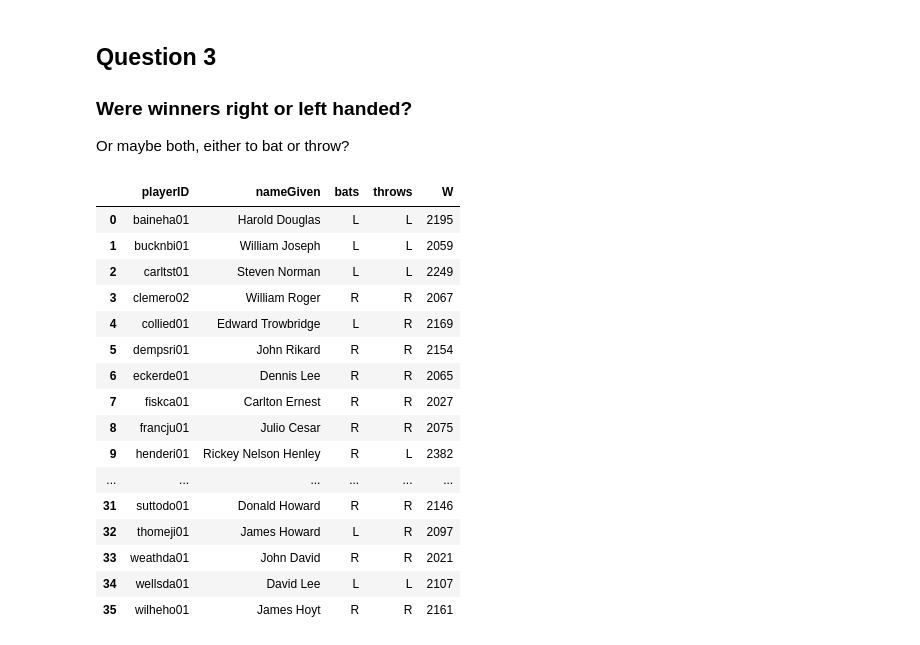
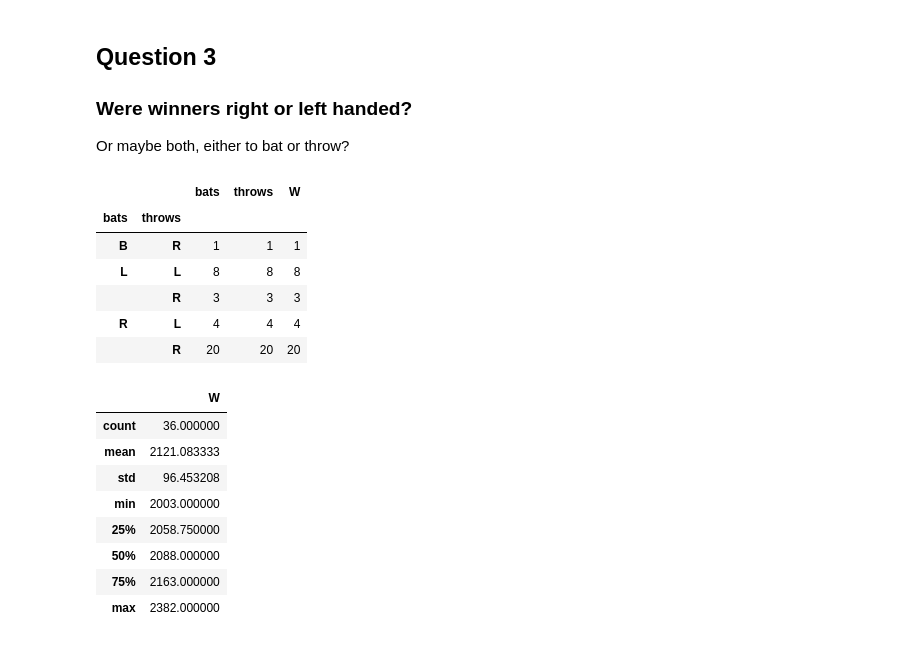
Before and after one commit to davidvartanian/dand-data-analysis-process, a Jupyter notebook: Investigate Data.ipynb, the cells around one changed output. Saved outputs shown, nothing was run; the diff lists cells and outputs as text; code cells hidden in the pictures.

Commit message:
docs: Adding cell to calculate proportion of right-handed and left-handed winners.

```diff
--- a/Investigate Data.ipynb
+++ b/Investigate Data.ipynb
@@ -302,23 +302,25 @@ winners_salary_max.sort_values('salary', ascending=False)
 ## Question 3
 ### Were winners right or left handed?
 Or maybe both, either to bat or throw?
-# %%
-winners_players[['playerID', 'nameGiven', 'bats', 'throws', 'W']]
-# %% [output]
-|  | playerID | nameGiven | bats | throws | W |
-| 0 | baineha01 | Harold Douglas | L | L | 2195 |
-| 1 | bucknbi01 | William Joseph | L | L | 2059 |
-| 2 | carltst01 | Steven Norman | L | L | 2249 |
-| 3 | clemero02 | William Roger | R | R | 2067 |
-| 4 | collied01 | Edward Trowbridge | L | R | 2169 |
-| 5 | dempsri01 | John Rikard | R | R | 2154 |
-| 6 | eckerde01 | Dennis Lee | R | R | 2065 |
-| 7 | fiskca01 | Carlton Ernest | R | R | 2027 |
-| 8 | francju01 | Julio Cesar | R | R | 2075 |
-| 9 | henderi01 | Rickey Nelson Henley | R | L | 2382 |
-| ... | ... | ... | ... | ... | ... |
-| 31 | suttodo01 | Donald Howard | R | R | 2146 |
-| 32 | thomeji01 | James Howard | L | R | 2097 |
-| 33 | weathda01 | John David | R | R | 2021 |
-| 34 | wellsda01 | David Lee | L | L | 2107 |
-| 35 | wilheho01 | James Hoyt | R | R | 2161 |
+# %%
+winners_left_right_counts = winners_players.groupby(['bats', 'throws'])[['bats', 'throws', 'W']].count()
+display(winners_left_right_counts)
+#winners_left_right_counts.plot()
+display(winners_players[['bats', 'throws', 'W']].count())
+# %% [output]
+|  |  | bats | throws | W |
+| bats | throws |  |  |  |
+| B | R | 1 | 1 | 1 |
+| L | L | 8 | 8 | 8 |
+|  | R | 3 | 3 | 3 |
+| R | L | 4 | 4 | 4 |
+|  | R | 20 | 20 | 20 |
+|  | W |
+| count | 36.000000 |
+| mean | 2121.083333 |
+| std | 96.453208 |
+| min | 2003.000000 |
+| 25% | 2058.750000 |
+| 50% | 2088.000000 |
+| 75% | 2163.000000 |
+| max | 2382.000000 |
```
